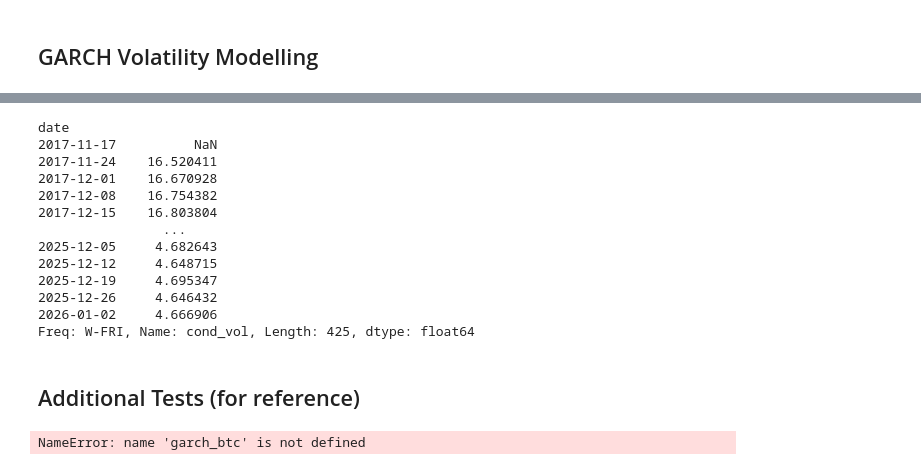
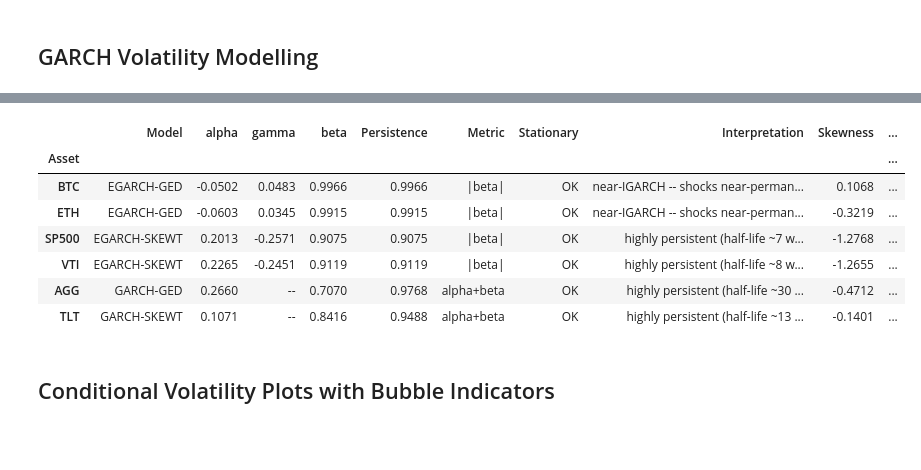
Before and after one commit to blurryskyx/DSE4211_Project, a Jupyter notebook: Volatility Modelling - GARCH.ipynb, the cells around one changed output, grey strips where cells are left out. Saved outputs shown, nothing was run; the diff lists cells and outputs as text; code cells hidden in the pictures; blank space fills up the shorter version.

```diff
--- a/Volatility Modelling - GARCH.ipynb
+++ b/Volatility Modelling - GARCH.ipynb
@@ -1043,18 +807,0 @@ Saved: garch_parameters.csv
-# %%
-garch_results['BTC']['cond_vol']
-# %% [output]
-date
-2017-11-17          NaN
-2017-11-24    16.520411
-2017-12-01    16.670928
-2017-12-08    16.754382
-2017-12-15    16.803804
-                ...
-2025-12-05     4.682643
-2025-12-12     4.648715
-2025-12-19     4.695347
-2025-12-26     4.646432
-2026-01-02     4.666906
-Freq: W-FRI, Name: cond_vol, Length: 425, dtype: float64
-# %% [markdown]
-## Additional Tests (for reference)
@@ -1097,13 +808,11 @@ def sign_bias_test(returns_series: pd.Series) -> dict:
-# %%
-vol_df = pd.DataFrame({
-    "BTC_vol": garch_btc.conditional_volatility,
-    "ETH_vol": garch_eth.conditional_volatility,
-    "SP500_vol": garch_sp500.conditional_volatility,
-    "VTI_vol": garch_vti.conditional_volatility,
-    "AGG_vol": garch_agg.conditional_volatility,
-    "TLT_vol": garch_tlt.conditional_volatility,
-})
-
-vol_df.to_csv("volatility_series.csv")
-# %% [output]
-NameError: name 'garch_btc' is not defined
+# %%
+diag_table
+# %% [output]
+|  | Model | alpha | gamma | beta | Persistence | Metric | Stationary | Interpretation | Skewness | ... |
+| Asset |  |  |  |  |  |  |  |  |  | ... |
+| BTC | EGARCH-GED | -0.0502 | 0.0483 | 0.9966 | 0.9966 | |beta| | OK | near-IGARCH -- shocks near-perman... | 0.1068 | ... |
+| ETH | EGARCH-GED | -0.0603 | 0.0345 | 0.9915 | 0.9915 | |beta| | OK | near-IGARCH -- shocks near-perman... | -0.3219 | ... |
+| SP500 | EGARCH-SKEWT | 0.2013 | -0.2571 | 0.9075 | 0.9075 | |beta| | OK | highly persistent (half-life ~7 w... | -1.2768 | ... |
+| VTI | EGARCH-SKEWT | 0.2265 | -0.2451 | 0.9119 | 0.9119 | |beta| | OK | highly persistent (half-life ~8 w... | -1.2655 | ... |
+| AGG | GARCH-GED | 0.2660 | -- | 0.7070 | 0.9768 | alpha+beta | OK | highly persistent (half-life ~30 ... | -0.4712 | ... |
+| TLT | GARCH-SKEWT | 0.1071 | -- | 0.8416 | 0.9488 | alpha+beta | OK | highly persistent (half-life ~13 ... | -0.1401 | ... |
@@ -1109,0 +824,2 @@ NameError: name 'garch_btc' is not defined
+# %% [markdown]
+## Conditional Volatility Plots with Bubble Indicators
```
Also changed, not shown: parts of 10 cells of this notebook, 7 other files.
